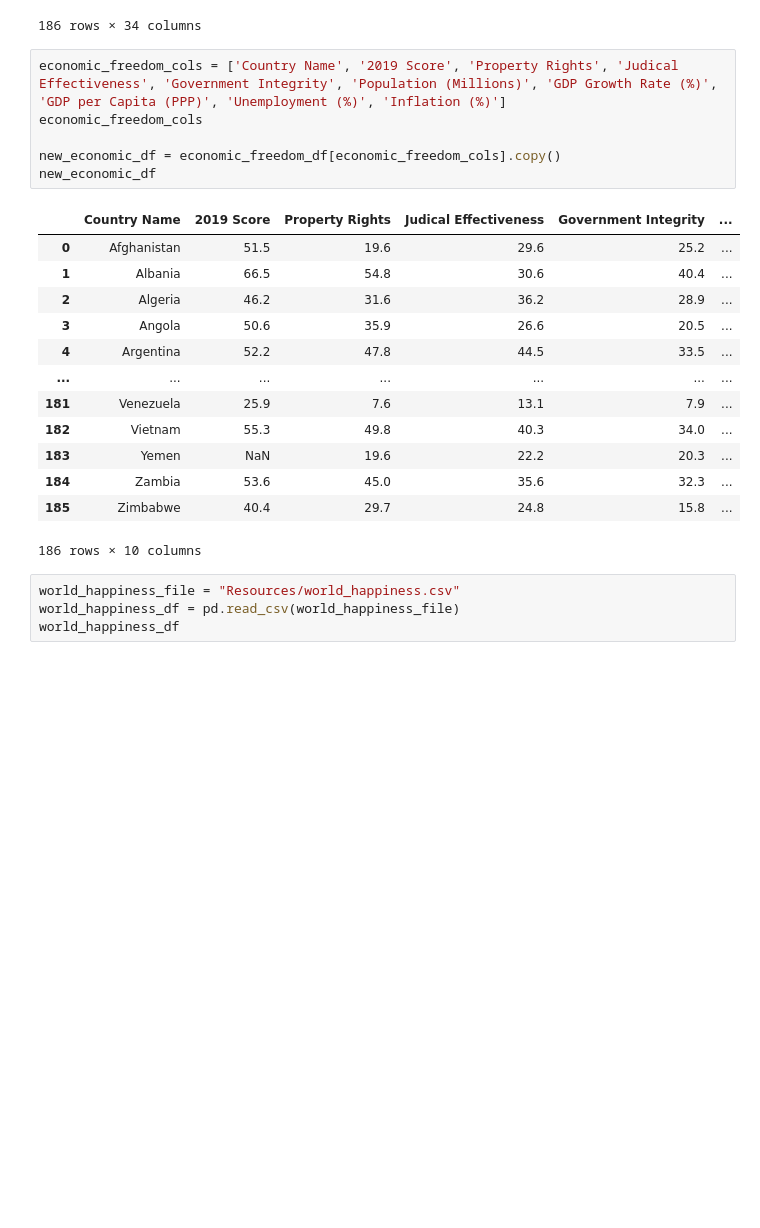
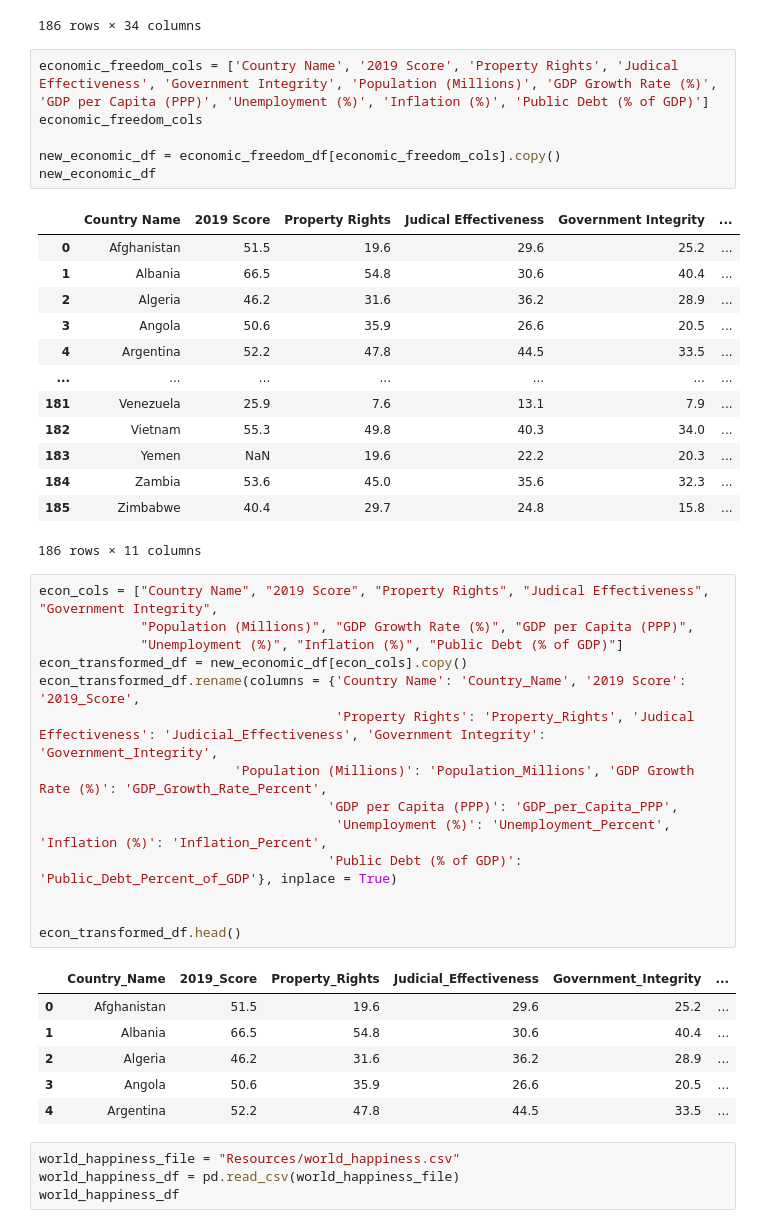
Before and after one commit to crchunn/ETL-Project, a Jupyter notebook: ETL Project.ipynb, the cells around one changed output. Drawn from its saved outputs; the diff is of its cells as text; blank space fills up the shorter version.

```diff
--- a/ETL Project.ipynb
+++ b/ETL Project.ipynb
@@ -20,7 +20,7 @@ economic_freedom_df
 | 185 | 183 | Zimbabwe | Zimbabwe | Sub-Saharan Africa | 175.0 | 45.0 | 40.4 | 29.7 | ... |
 186 rows × 34 columns
 # %%
-economic_freedom_cols = ['Country Name', '2019 Score', 'Property Rights', 'Judical Effectiveness', 'Government Integrity', 'Population (Millions)', 'GDP Growth Rate (%)', 'GDP per Capita (PPP)', 'Unemployment (%)', 'Inflation (%)']
+economic_freedom_cols = ['Country Name', '2019 Score', 'Property Rights', 'Judical Effectiveness', 'Government Integrity', 'Population (Millions)', 'GDP Growth Rate (%)', 'GDP per Capita (PPP)', 'Unemployment (%)', 'Inflation (%)', 'Public Debt (% of GDP)']
 economic_freedom_cols
 
 new_economic_df = economic_freedom_df[economic_freedom_cols].copy()
@@ -38,7 +38,28 @@ new_economic_df
 | 183 | Yemen | NaN | 19.6 | 22.2 | 20.3 | ... |
 | 184 | Zambia | 53.6 | 45.0 | 35.6 | 32.3 | ... |
 | 185 | Zimbabwe | 40.4 | 29.7 | 24.8 | 15.8 | ... |
-186 rows × 10 columns
+186 rows × 11 columns
+# %%
+econ_cols = ["Country Name", "2019 Score", "Property Rights", "Judical Effectiveness", "Government Integrity",
+             "Population (Millions)", "GDP Growth Rate (%)", "GDP per Capita (PPP)",
+             "Unemployment (%)", "Inflation (%)", "Public Debt (% of GDP)"]
+econ_transformed_df = new_economic_df[econ_cols].copy()
+econ_transformed_df.rename(columns = {'Country Name': 'Country_Name', '2019 Score': '2019_Score',
+                                      'Property Rights': 'Property_Rights', 'Judical Effectiveness': 'Judicial_Effectiveness', 'Government Integrity': 'Government_Integrity',
+                         'Population (Millions)': 'Population_Millions', 'GDP Growth Rate (%)': 'GDP_Growth_Rate_Percent',
+                                     'GDP per Capita (PPP)': 'GDP_per_Capita_PPP',
+                                      'Unemployment (%)': 'Unemployment_Percent', 'Inflation (%)': 'Inflation_Percent',
+                                     'Public Debt (% of GDP)': 'Public_Debt_Percent_of_GDP'}, inplace = True)
+
+
+econ_transformed_df.head()
+# %% [output]
+|  | Country_Name | 2019_Score | Property_Rights | Judicial_Effectiveness | Government_Integrity | ... |
+| 0 | Afghanistan | 51.5 | 19.6 | 29.6 | 25.2 | ... |
+| 1 | Albania | 66.5 | 54.8 | 30.6 | 40.4 | ... |
+| 2 | Algeria | 46.2 | 31.6 | 36.2 | 28.9 | ... |
+| 3 | Angola | 50.6 | 35.9 | 26.6 | 20.5 | ... |
+| 4 | Argentina | 52.2 | 47.8 | 44.5 | 33.5 | ... |
 # %%
 world_happiness_file = "Resources/world_happiness.csv"
 world_happiness_df = pd.read_csv(world_happiness_file)
```
